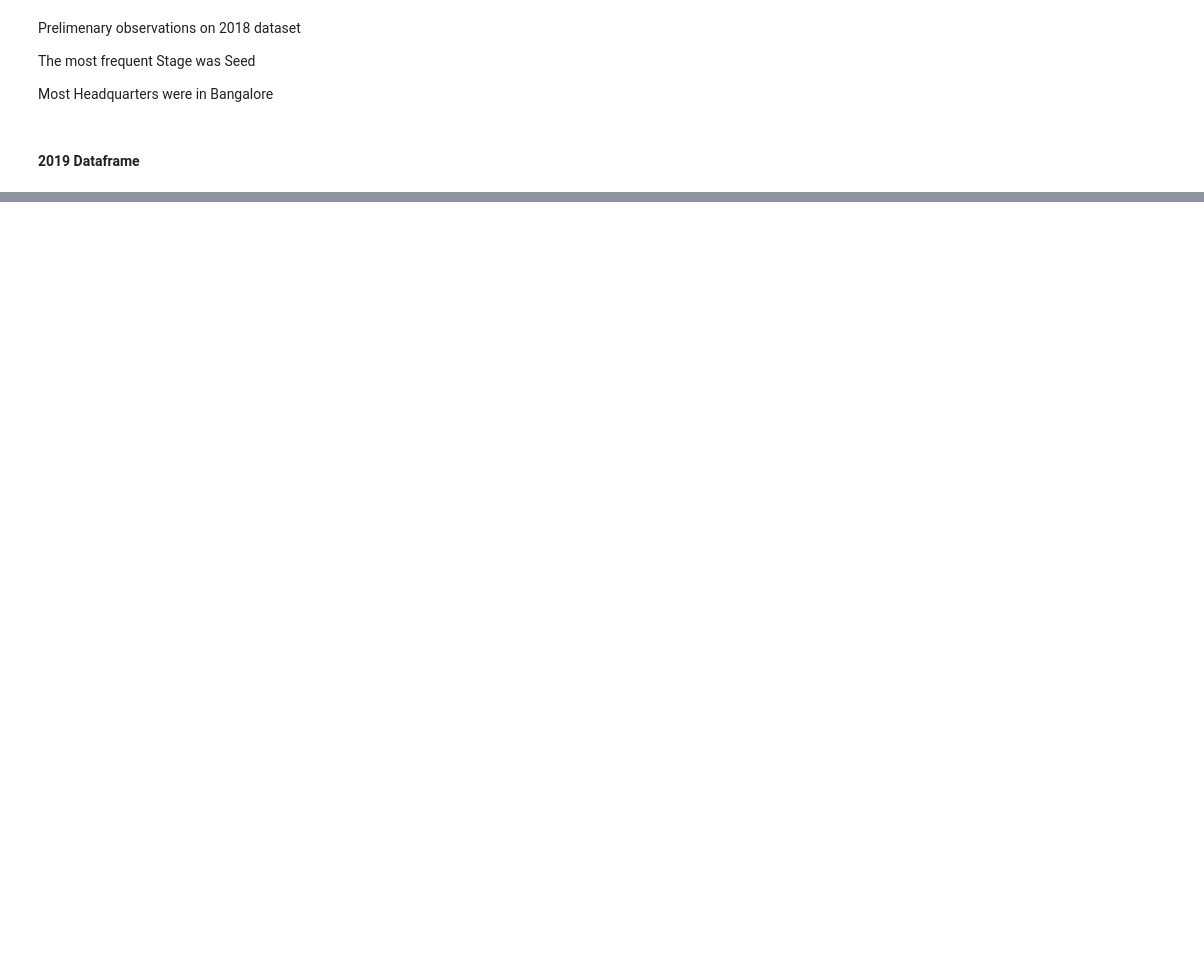
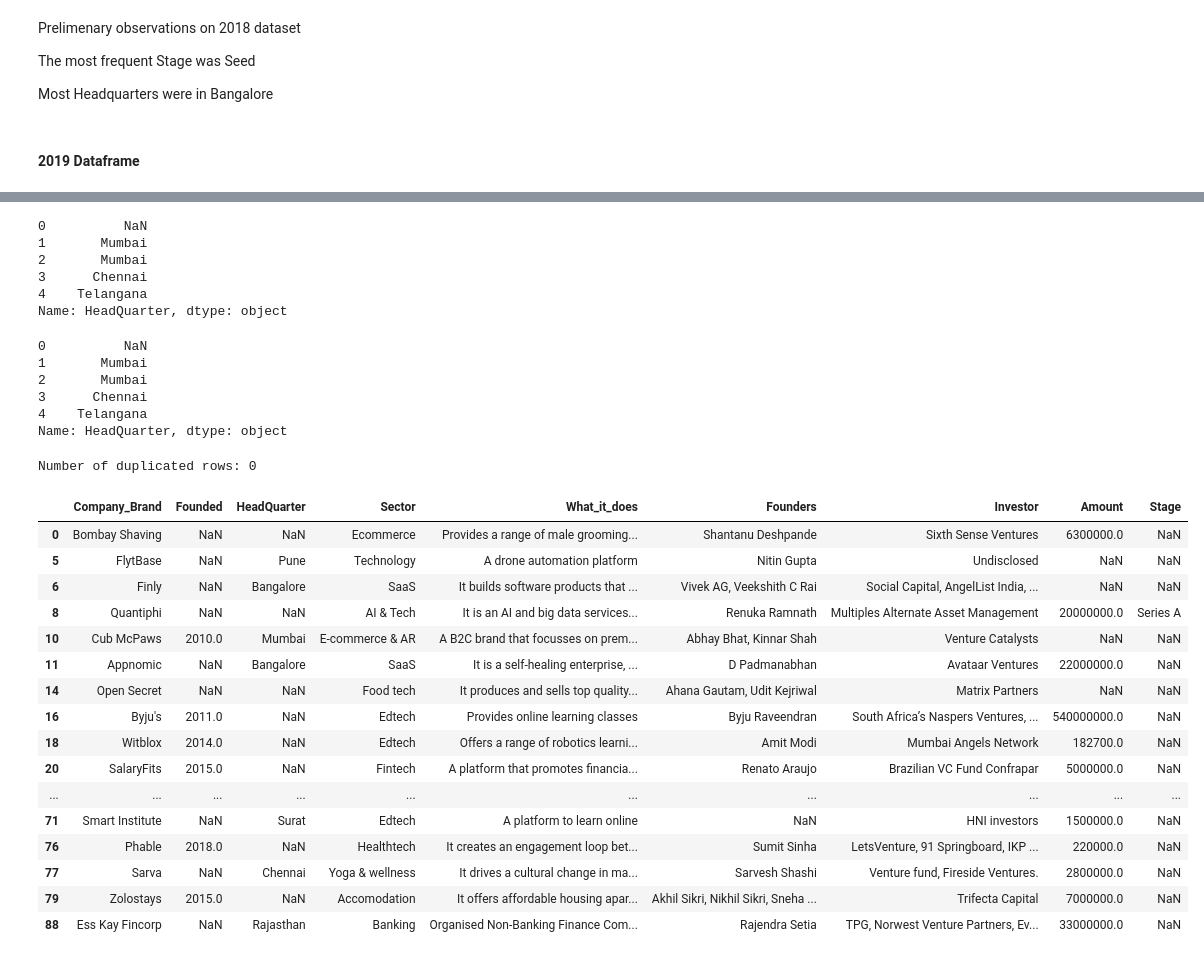
Before and after one commit to worlakuma/Indian_Startup_Ecosystem, a Jupyter notebook: main.ipynb, the cells around one changed output, grey strips where cells are left out. Cells and saved outputs as stored; diff of their text form; code cells hidden in the pictures; blank space fills up the shorter version.

Commit message:
Update startup_funding Data

```diff
--- a/main.ipynb
+++ b/main.ipynb
@@ -136,7 +147,7 @@ memory usage: 82.6+ KB
 #### 2019 Data from Onedrive
 # %%
 #CSV file path
-file_path = "C:/Users/wolak/Documents/LP1 Datasets/startup_funding2019.csv"
+file_path = '../Indian_Startup_Ecosystem/startup_funding2019.csv'
 #Read data from the file path into a dataframe
 df_2019 = pd.read_csv(file_path)
 
@@ -405,0 +935,22 @@ Most Headquarters were in Bangalore
+# %%
+# clean the Amount column of the DataFrame
+
+def clean_amount(Amount):
+    try:
+        Amount = str(Amount)
+        #Remove the commas
+        Amount = Amount.replace(',', '')
+        Amount = Amount.replace('Undisclosed', '')
+        #Replace the dollar sign nothing
+        if '$' in Amount:
+            Amount = Amount.replace('$', '')
+            return round(float(Amount), 2)
+        #If no currency symbol, assume USD
+        else:
+            return round(float(Amount), 2)
+    except ValueError:
+        #For non-numeric values, return NaN
+        return np.nan
+# Apply the cleaning function to the Amount column
+
+df_2019["Amount"] = df_2019["Amount"].apply(clean_amount)
@@ -405,0 +986,5 @@ Most Headquarters were in Bangalore
+# %%
+# Strip the first element of the "Sector" column and return the first element of the "Sector" column.
+
+df_2019['Sector'] = df_2019.Sector.str.split(',').str[0]
+df_2019['Sector'].head()
@@ -405,0 +998,48 @@ Most Headquarters were in Bangalore
+# %%
+# Preview HeadQuarter column
+df_2019["HeadQuarter"].head()
+# %% [output]
+0          NaN
+1       Mumbai
+2       Mumbai
+3      Chennai
+4    Telangana
+Name: HeadQuarter, dtype: object
+# %%
+# Strip the first element of the "HeadQuarter" column and return the first element
+df_2019['HeadQuarter'] = df_2019.HeadQuarter.str.split(',').str[0]
+df_2019['HeadQuarter'].head()
+# %% [output]
+0          NaN
+1       Mumbai
+2       Mumbai
+3      Chennai
+4    Telangana
+Name: HeadQuarter, dtype: object
+# %%
+# Check for total duplicated rows in the DataFrame
+duplicate_count = df_2019.duplicated().sum()
+print("Number of duplicated rows:", duplicate_count)
+print()
+
+# Select rows where the count of missing values is greater than 1
+df_2019[df_2019.isnull().sum(axis=1) > 1]
+# %% [output]
+Number of duplicated rows: 0
+|  | Company_Brand | Founded | HeadQuarter | Sector | What_it_does | Founders | Investor | Amount | Stage |
+| 0 | Bombay Shaving | NaN | NaN | Ecommerce | Provides a range of male grooming... | Shantanu Deshpande | Sixth Sense Ventures | 6300000.0 | NaN |
+| 5 | FlytBase | NaN | Pune | Technology | A drone automation platform | Nitin Gupta | Undisclosed | NaN | NaN |
+| 6 | Finly | NaN | Bangalore | SaaS | It builds software products that ... | Vivek AG, Veekshith C Rai | Social Capital, AngelList India, ... | NaN | NaN |
+| 8 | Quantiphi | NaN | NaN | AI & Tech | It is an AI and big data services... | Renuka Ramnath | Multiples Alternate Asset Management | 20000000.0 | Series A |
+| 10 | Cub McPaws | 2010.0 | Mumbai | E-commerce & AR | A B2C brand that focusses on prem... | Abhay Bhat, Kinnar Shah | Venture Catalysts | NaN | NaN |
+| 11 | Appnomic | NaN | Bangalore | SaaS | It is a self-healing enterprise, ... | D Padmanabhan | Avataar Ventures | 22000000.0 | NaN |
+| 14 | Open Secret | NaN | NaN | Food tech | It produces and sells top quality... | Ahana Gautam, Udit Kejriwal | Matrix Partners | NaN | NaN |
+| 16 | Byju's | 2011.0 | NaN | Edtech | Provides online learning classes | Byju Raveendran | South Africa’s Naspers Ventures, ... | 540000000.0 | NaN |
+| 18 | Witblox | 2014.0 | NaN | Edtech | Offers a range of robotics learni... | Amit Modi | Mumbai Angels Network | 182700.0 | NaN |
+| 20 | SalaryFits | 2015.0 | NaN | Fintech | A platform that promotes financia... | Renato Araujo | Brazilian VC Fund Confrapar | 5000000.0 | NaN |
+| ... | ... | ... | ... | ... | ... | ... | ... | ... | ... |
+| 71 | Smart Institute | NaN | Surat | Edtech | A platform to learn online | NaN | HNI investors | 1500000.0 | NaN |
+| 76 | Phable | 2018.0 | NaN | Healthtech | It creates an engagement loop bet... | Sumit Sinha | LetsVenture, 91 Springboard, IKP ... | 220000.0 | NaN |
+| 77 | Sarva | NaN | Chennai | Yoga & wellness | It drives a cultural change in ma... | Sarvesh Shashi | Venture fund, Fireside Ventures. | 2800000.0 | NaN |
+| 79 | Zolostays | 2015.0 | NaN | Accomodation | It offers affordable housing apar... | Akhil Sikri, Nikhil Sikri, Sneha ... | Trifecta Capital | 7000000.0 | NaN |
+| 88 | Ess Kay Fincorp | NaN | Rajasthan | Banking | Organised Non-Banking Finance Com... | Rajendra Setia | TPG, Norwest Venture Partners, Ev... | 33000000.0 | NaN |
```
Also changed, not shown: parts of 99 cells of this notebook, 2 other files.
